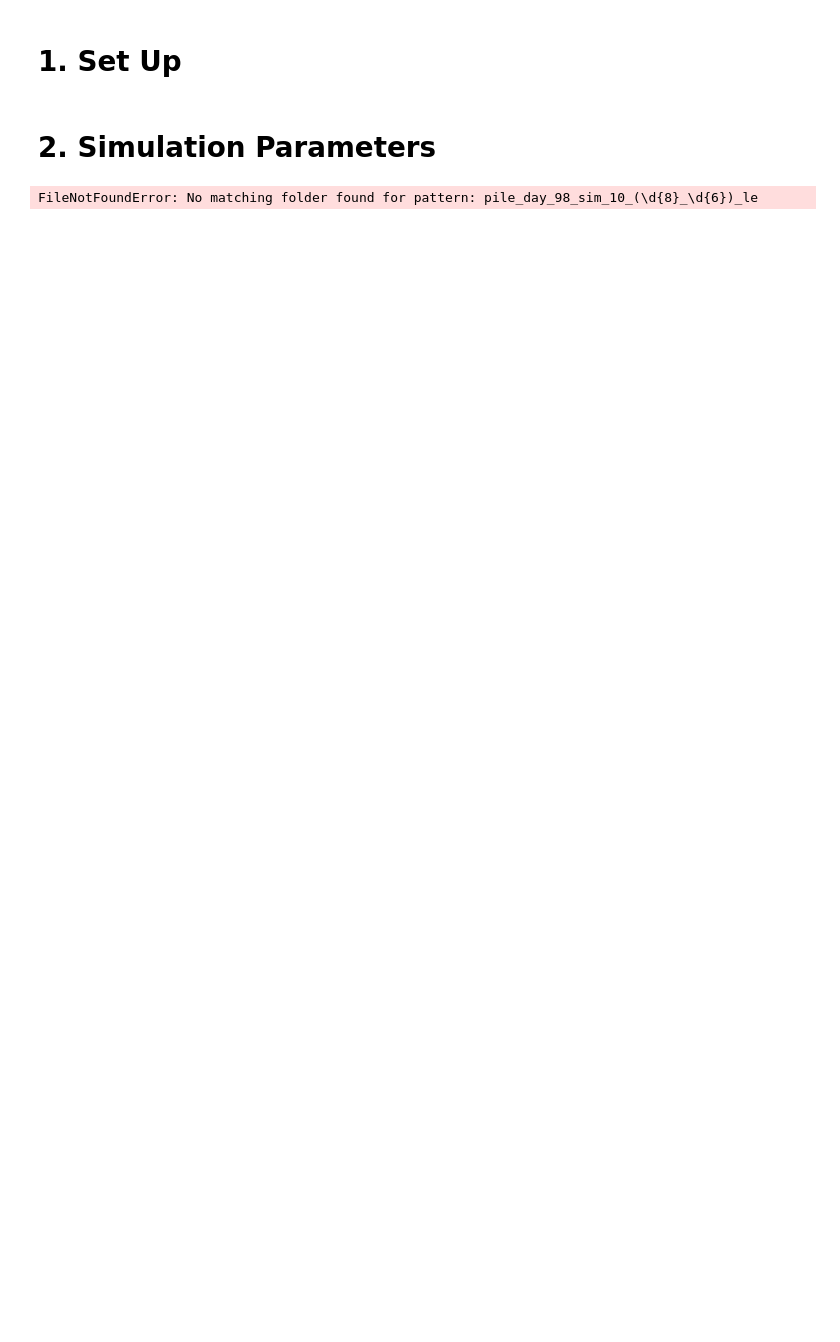
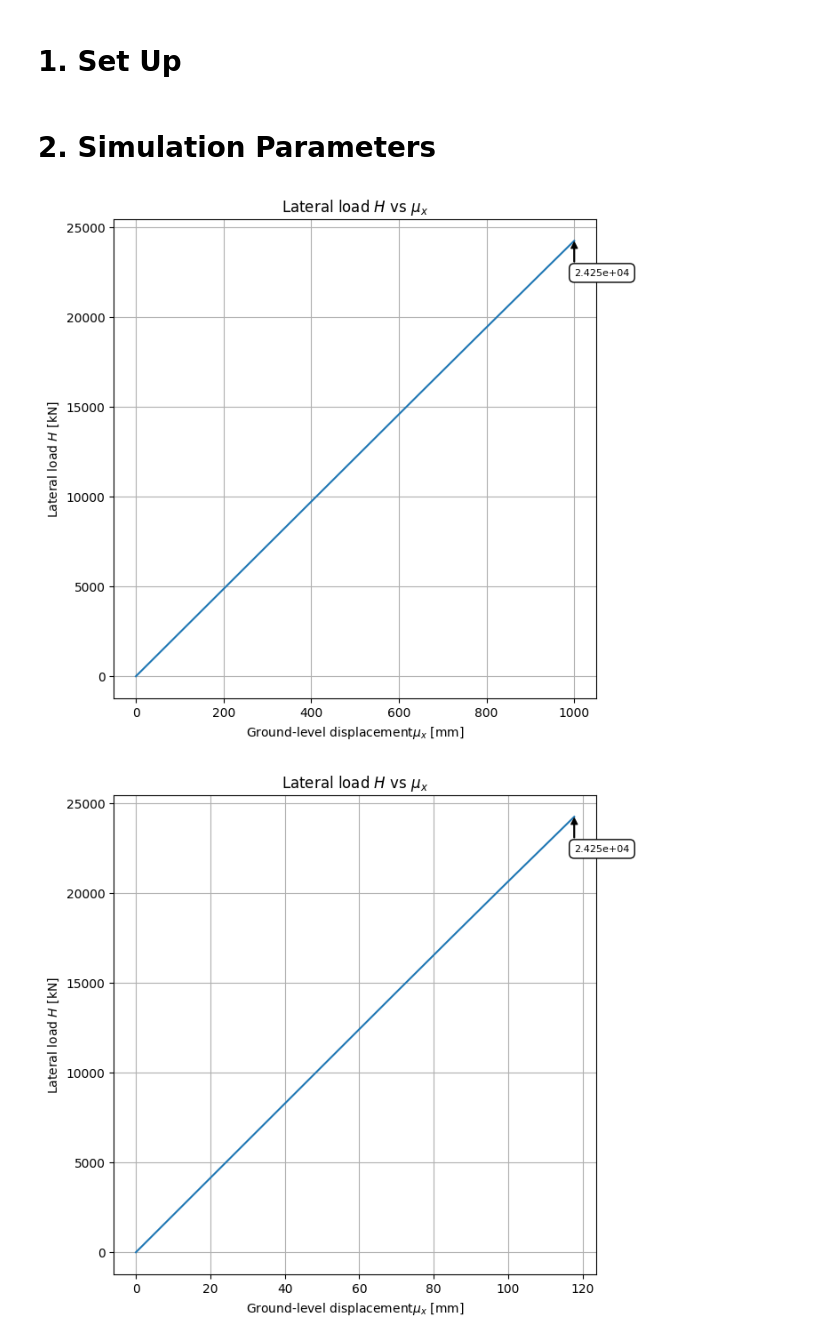
Before and after one commit to superflyer11/lateral_capacity_pipeline, a Jupyter notebook: pile_problem.ipynb, the cells around one changed output. Saved outputs shown, nothing was run; the diff lists cells and outputs as text; code cells hidden in the pictures; blank space fills up the shorter version.

```diff
--- a/pile_problem.ipynb
+++ b/pile_problem.ipynb
@@ -428,33 +485,0 @@ def plot_all_and_auxiliary_saves(params):
-# %%
-params = initialize_parameters(
-    case_name = "pile",
-    custom_mesh_filepath="/mofem_install/jupyter/thomas/mfront_example_test/user_data/pile_body_force_10.cub",
-    base = "hex",
-    soil_model=cm.PropertyTypeEnum.le,
-
-    FEA_completed=True,
-    days_since_epoch=98,
-    sim_otd=10,
-
-    # prescribed_force = cm.ForceBoundaryCondition(fx=0,fy=0,fz=0),
-    prescribed_disp = cm.SurfaceBoundaryCondition(disp_ux=1, disp_uy=0 ,disp_uz=0),
-
-    points_of_interest = [
-        cm.Point(x=1,y=0,z=10),
-        cm.Point(x=-1,y=0,z=0),
-        cm.Point(x=-1,y=0,z=-10.5),
-    ],
-    line_of_interest = cm.Line(pt1=cm.Point(x=-1,y=0,z=10), pt2=cm.Point(x=-1,y=0,z=-40),),
-) # 2. Simulation Parameters
-params = setup.setup(params) # 3. Log paths and meta
-if params.FEA_completed:
-    postprocessing(params) # 7. Extract data from .vtk files
-    pass
-else:
-    core.generate_mesh(params) # 4. Generate the mesh
-    core.mofem_compute(params) # 5. Running the analysis and export to .vtk file format
-    core.export_to_vtk(params)
-    postprocessing(params) # 7. Extract data from .vtk files
-plot_all_and_auxiliary_saves(params) # 8. Plotting
-# %% [output]
-FileNotFoundError: No matching folder found for pattern: pile_day_98_sim_10_(\d{8}_\d{6})_le
@@ -460,0 +602,46 @@ FileNotFoundError: No matching folder found for pattern: pile_day_98_sim_10_(\d{
+# %%
+params = initialize_parameters(
+    order = 1, #order of approximation functions
+    case_name = "pile",
+    custom_mesh_filepath="/mofem_install/jupyter/thomas/mfront_example_test/user_data/pile_1.cub",
+    base = "hex",
+    soil_model=cm.PropertyTypeEnum.vM,
+
+    final_time = 1, # [s]
+    time_step = 1 / 200, # [s]
+    options_file = "/mofem_install/jupyter/thomas/mfront_example_test/param_file.petsc",
+
+    save_gauss = 1,
+
+    FEA_completed=True,
+    days_since_epoch=104,
+    sim_otd=1,
+
+    # prescribed_force = cm.ForceBoundaryCondition(fx=0,fy=0,fz=0),
+    prescribed_disp = cm.SurfaceBoundaryCondition(disp_ux=1, disp_uy=0 ,disp_uz=0),
+
+    points_of_interest = [
+        cm.Point(x=1,y=0,z=10),
+        cm.Point(x=-1,y=0,z=0),
+        cm.Point(x=1,y=0,z=0),
+    ],
+    line_of_interest = cm.Line(pt1=cm.Point(x=-1,y=0,z=10), pt2=cm.Point(x=-1,y=0,z=-40),),
+) # 2. Simulation Parameters
+params = setup.setup(params) # 3. Log paths and meta
+if params.FEA_completed:
+    # postprocess_extract(params)
+    postprocess_calculate(params)
+    postprocess_plot_new(params)
+    # core.export_to_vtk(params)
+    # postprocessing(params) # 7. Extract data from .vtk files
+    # plot_all_and_auxiliary_saves(params) # 8. Plotting
+    pass
+else:
+    core.generate_mesh(params) # 4. Generate the mesh
+    core.mofem_compute(params) # 5. Running the analysis and export to .vtk file format
+    core.export_to_vtk(params)
+    postprocessing(params) # 7. Extract data from .vtk files
+    plot_all_and_auxiliary_saves(params) # 8. Plotting
+# %% [output]
+[figure, added]
+[figure, added]
```
Also changed, not shown: parts of 10 cells of this notebook, 12 other files.
